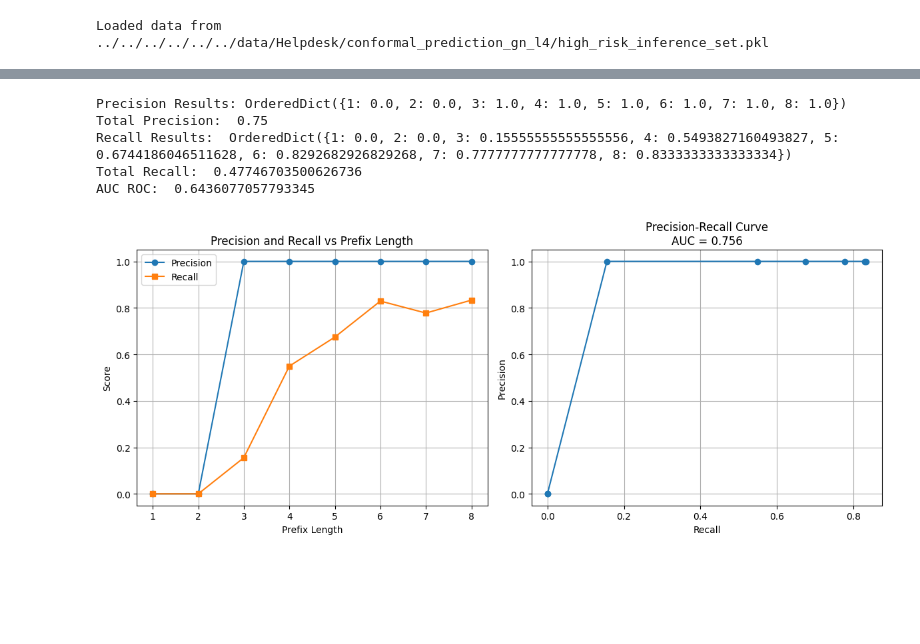
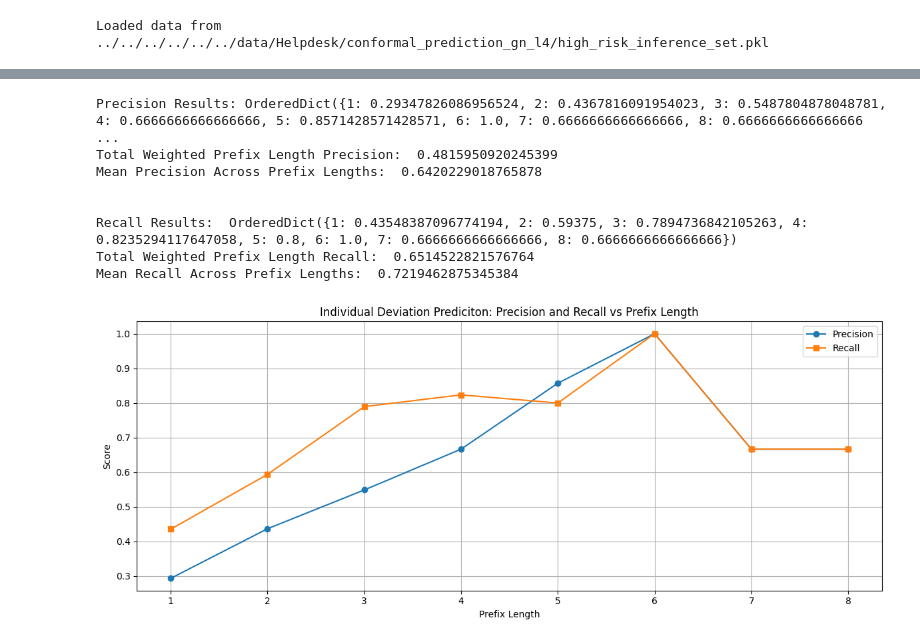
Before and after one commit to ProbabilisticSuffixPredictionLab/conformance_dev_and_pos_pred, a Jupyter notebook: src/notebooks/evaluation/Helpdesk/Helpdesk_eval_high_risk.ipynb, the cells around one changed output, grey strips where cells are left out. Saved outputs shown, nothing was run; the diff lists cells and outputs as text; code cells hidden in the pictures; blank space fills up the shorter version.

```diff
--- a/src/notebooks/evaluation/Helpdesk/Helpdesk_eval_high_risk.ipynb
+++ b/src/notebooks/evaluation/Helpdesk/Helpdesk_eval_high_risk.ipynb
@@ -90,65 +93,64 @@ samples_conformance_high_risk = seperate_dict_high_risk['samples_conformance']
 # %%
-dev_obj = Deviation()
+# dict: pref_len, dict: model_moves: list of list, with tuples containing moves, log_moves: list of list, with tuples containing moves.
 
-# dict: pref_len, dict: model_moves: list of list, with tuples containing moves, log_moves: list of list, with tuples containing moves.
 deviations_target_high_risk = dev_obj.individual_deviations_target(target_conformance=target_conformance_high_risk)
 
 deviations_most_likely_high_risk = dev_obj.individual_deviations_most_likely(most_likely_conformance=most_likely_conformance_high_risk)
 
-deviations_samples_risk = dev_obj.individual_deviations_samples(samples_conformance=samples_conformance_high_risk, beta_threshold=0.5)
+deviations_samples_high_risk = dev_obj.individual_deviations_samples(samples_conformance=samples_conformance_high_risk,
+                                                                beta_threshold=0.15)
+
+deviations_samples_high_risk_prob = dev_obj.individual_deviations_samples(samples_conformance=samples_conformance_high_risk,
+                                                                     beta_threshold=0.15,
+                                                                     probabilistic=True)
+# %%
+eval_obj = EvaluationMetrics(target_alignments=deviations_target_high_risk,predicted_alignments=deviations_samples_high_risk)
 # %%
-# Compute Precision, Recall for each prefix length:
-eval_obj = EvaluationMetrics(target_alignments=deviations_target_high_risk, predicted_alignments=deviations_samples_risk)
+#  Measures how often the model is correct when it predicts a deviation.
+precision_dev, total_weighted_pref_len_precision = eval_obj.precision_deviation()
 
-#  Measures how often the model is correct when it predicts a deviation.
-precision_dev = eval_obj.precision_deviation()
-
-#
-recall_dev = eval_obj.recall_deviation()
-
-auc_roc_score, auc_roc_curve = eval_obj.auc_roc_deviation()
+# This measures the model's ability to detect deviations when they actually occur. -> Models prediction in relation to deviations it does not predict
+recall_dev, total_weighted_pref_len_recall = eval_obj.recall_deviation()
 # %%
 print("Precision Results:", precision_dev)
-print("Total Precision: ", np.mean(list(precision_dev.values())))
+print("Total Weighted Prefix Length Precision: ", total_weighted_pref_len_precision)
+print("Mean Precision Across Prefix Lengths: ", np.mean(list(precision_dev.values())))
+
+print("\n")
 
 print("Recall Results: ", recall_dev)
-print("Total Recall: ", np.mean(list(recall_dev.values())))
-
-print("AUC ROC: ", auc_roc_score)
+print("Total Weighted Prefix Length Recall: ", total_weighted_pref_len_recall)
+print("Mean Recall Across Prefix Lengths: ", np.mean(list(recall_dev.values())))
 # %% [output]
-Precision Results: OrderedDict({1: 0.0, 2: 0.0, 3: 1.0, 4: 1.0, 5: 1.0, 6: 1.0, 7: 1.0, 8: 1.0})
-Total Precision:  0.75
-Recall Results:  OrderedDict({1: 0.0, 2: 0.0, 3: 0.15555555555555556, 4: 0.5493827160493827, 5: 0.6744186046511628, 6: 0.8292682926829268, 7: 0.7777777777777778, 8: 0.8333333333333334})
-Total Recall:  0.47746703500626736
-AUC ROC:  0.6436077057793345
+Precision Results: OrderedDict({1: 0.29347826086956524, 2: 0.4367816091954023, 3: 0.5487804878048781, 4: 0.6666666666666666, 5: 0.8571428571428571, 6: 1.0, 7: 0.6666666666666666, 8: 0.6666666666666666 ...
+Total Weighted Prefix Length Precision:  0.4815950920245399
+Mean Precision Across Prefix Lengths:  0.6420229018765878
+
+
+Recall Results:  OrderedDict({1: 0.43548387096774194, 2: 0.59375, 3: 0.7894736842105263, 4: 0.8235294117647058, 5: 0.8, 6: 1.0, 7: 0.6666666666666666, 8: 0.6666666666666666})
+Total Weighted Prefix Length Recall:  0.6514522821576764
+Mean Recall Across Prefix Lengths:  0.7219462875345384
 # %%
-# === Plotting ===
+#
+#
+
 prefix = np.array(list(precision_dev.keys()))
 prec = np.array(list(precision_dev.values()))
 rec = np.array(list(recall_dev.values()))
 idx = np.argsort(rec)
 
-pr_auc = eval_obj.auc_pr_deviation(precision_dev=precision_dev, recall_dev=recall_dev)
-
-fig, (ax1, ax2) = plt.subplots(1, 2, figsize=(12, 5))
+fig, (ax1) = plt.subplots(1, figsize=(12, 5))
 
 # Precision vs Recall vs Prefix
 ax1.plot(prefix, prec, marker='o')
 ax1.plot(prefix, rec, marker='s')
 ax1.set_xlabel('Prefix Length')
 ax1.set_ylabel('Score')
-ax1.set_title('Precision and Recall vs Prefix Length')
+ax1.set_title('Individual Deviation Prediciton: Precision and Recall vs Prefix Length')
 ax1.legend(['Precision', 'Recall'])
 ax1.grid(True)
 
-# PR Curve
-ax2.plot(rec[idx], prec[idx], marker='o')
-ax2.set_xlabel('Recall')
-ax2.set_ylabel('Precision')
-ax2.set_title(f'Precision-Recall Curve\nAUC = {pr_auc:.3f}')
-ax2.grid(True)
-
 plt.tight_layout()
 plt.show()
 # %% [output]
-[figure, old version]
+[figure, new version]
```
Also changed, not shown: parts of 5 cells of this notebook, 6 other files.
